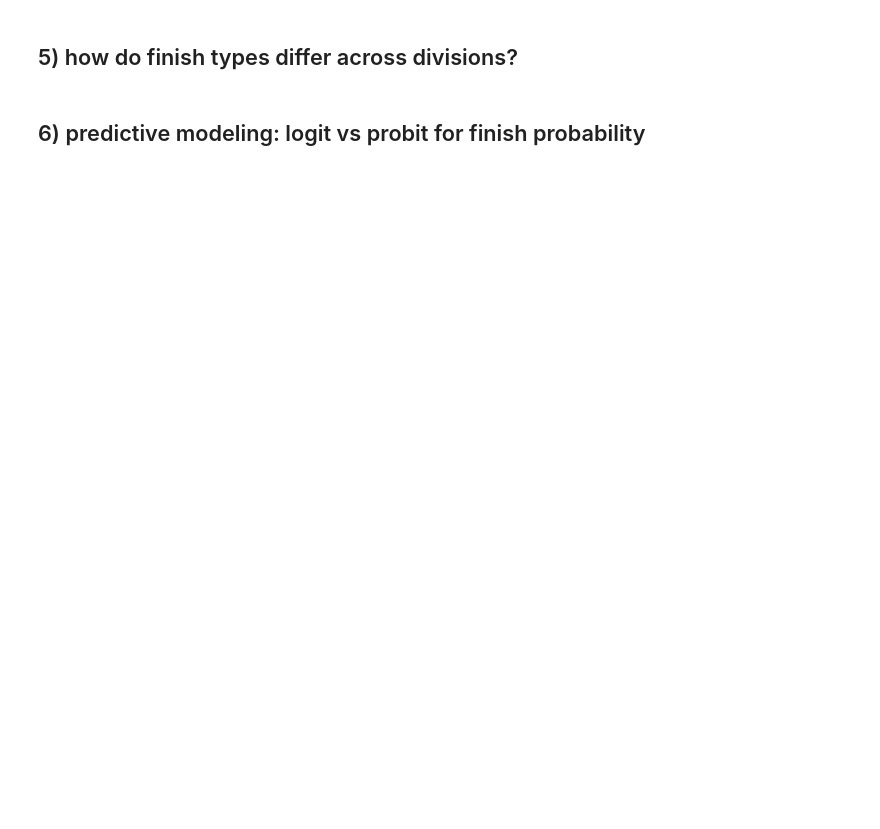
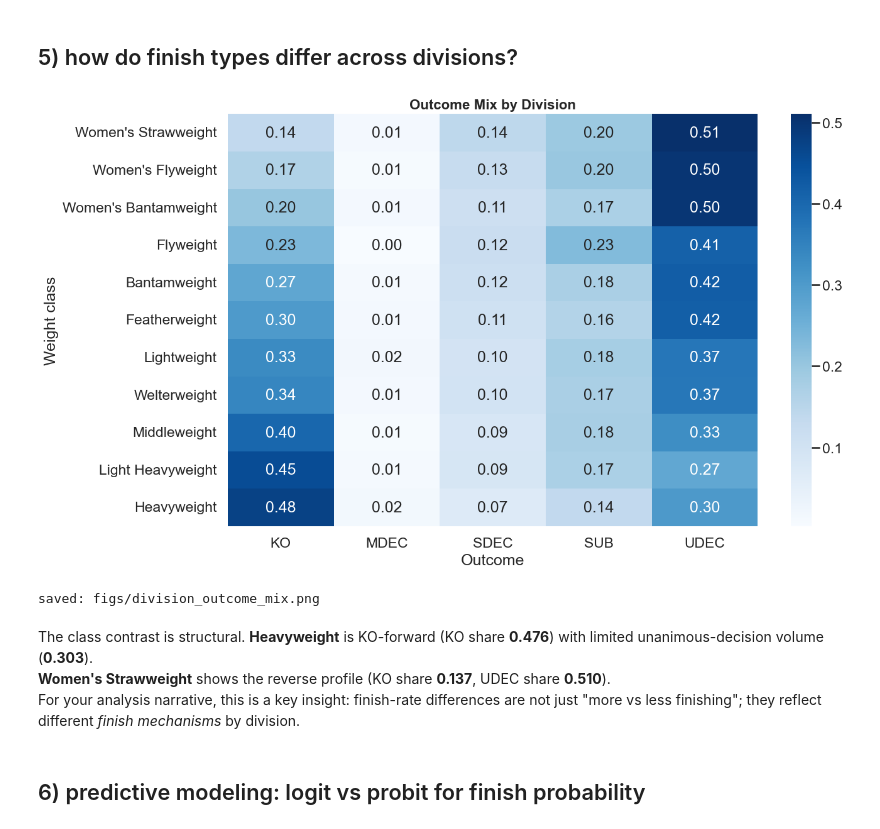
Before and after one commit to juan-villa/UFC-Finish-Rate-Analysis, a Jupyter notebook: notebooks/analysis.ipynb, the cells around one changed output. Drawn from its saved outputs; the diff is of its cells as text; code cells hidden in the pictures; blank space fills up the shorter version.

```diff
--- a/notebooks/analysis.ipynb
+++ b/notebooks/analysis.ipynb
@@ -149,14 +205,18 @@ display(Markdown(summary))
 # %%
 outcome_mix = compute_outcome_mix_by_division(df, weight_order=DEFAULT_OUTCOME_ORDER)
 
 fig, ax = plt.subplots(figsize=(14, 8))
 sns.heatmap(outcome_mix, annot=True, fmt=".2f", cmap="Blues", ax=ax)
 ax.set_title("Outcome Mix by Division", fontsize=16, weight="bold")
 ax.set_xlabel("Outcome")
 ax.set_ylabel("Weight class")
 fig.tight_layout()
-fig.savefig(figs_dir / "division_outcome_mix.png", dpi=200, bbox_inches="tight")
+saved_path = save_figure(fig, "division_outcome_mix.png")
 plt.show()
+print(f"saved: {saved_path.relative_to(project_root)}")
+# %% [output]
+[figure, added]
+saved: figs/division_outcome_mix.png
 # %%
 heavyweight_ko = outcome_mix.loc["Heavyweight", "KO"]
 heavyweight_udec = outcome_mix.loc["Heavyweight", "UDEC"]
@@ -164,11 +224,16 @@ straw_ko = outcome_mix.loc["Women's Strawweight", "KO"]
 straw_udec = outcome_mix.loc["Women's Strawweight", "UDEC"]
 
 summary = f"""
-**Heavyweight** bouts are KO-dominant (KO share: {heavyweight_ko:.3f}) and less decision-heavy (UDEC share: {heavyweight_udec:.3f}).
-**Women's Strawweight** shows the opposite profile (KO share: {straw_ko:.3f}, UDEC share: {straw_udec:.3f}).
-This supports division-specific tactical and physical dynamics rather than a one-size-fits-all finish process.
+The class contrast is structural. **Heavyweight** is KO-forward (KO share **{heavyweight_ko:.3f}**) with limited unanimous-decision volume (**{heavyweight_udec:.3f}**).
+**Women's Strawweight** shows the reverse profile (KO share **{straw_ko:.3f}**, UDEC share **{straw_udec:.3f}**).
+For your analysis narrative, this is a key insight: finish-rate differences are not just "more vs less finishing"; they reflect different *finish mechanisms* by division.
 """
 display(Markdown(summary))
+# %% [output]
+
+The class contrast is structural. **Heavyweight** is KO-forward (KO share **0.476**) with limited unanimous-decision volume (**0.303**).
+**Women's Strawweight** shows the reverse profile (KO share **0.137**, UDEC share **0.510**).
+For your analysis narrative, this is a key insight: finish-rate differences are not just "more vs less finishing"; they reflect different *finish mechanisms* by division.
 # %% [markdown]
 ## 6) predictive modeling: logit vs probit for finish probability
 # %%
```
Also changed, not shown: parts of 17 cells of this notebook, 4 other files.
